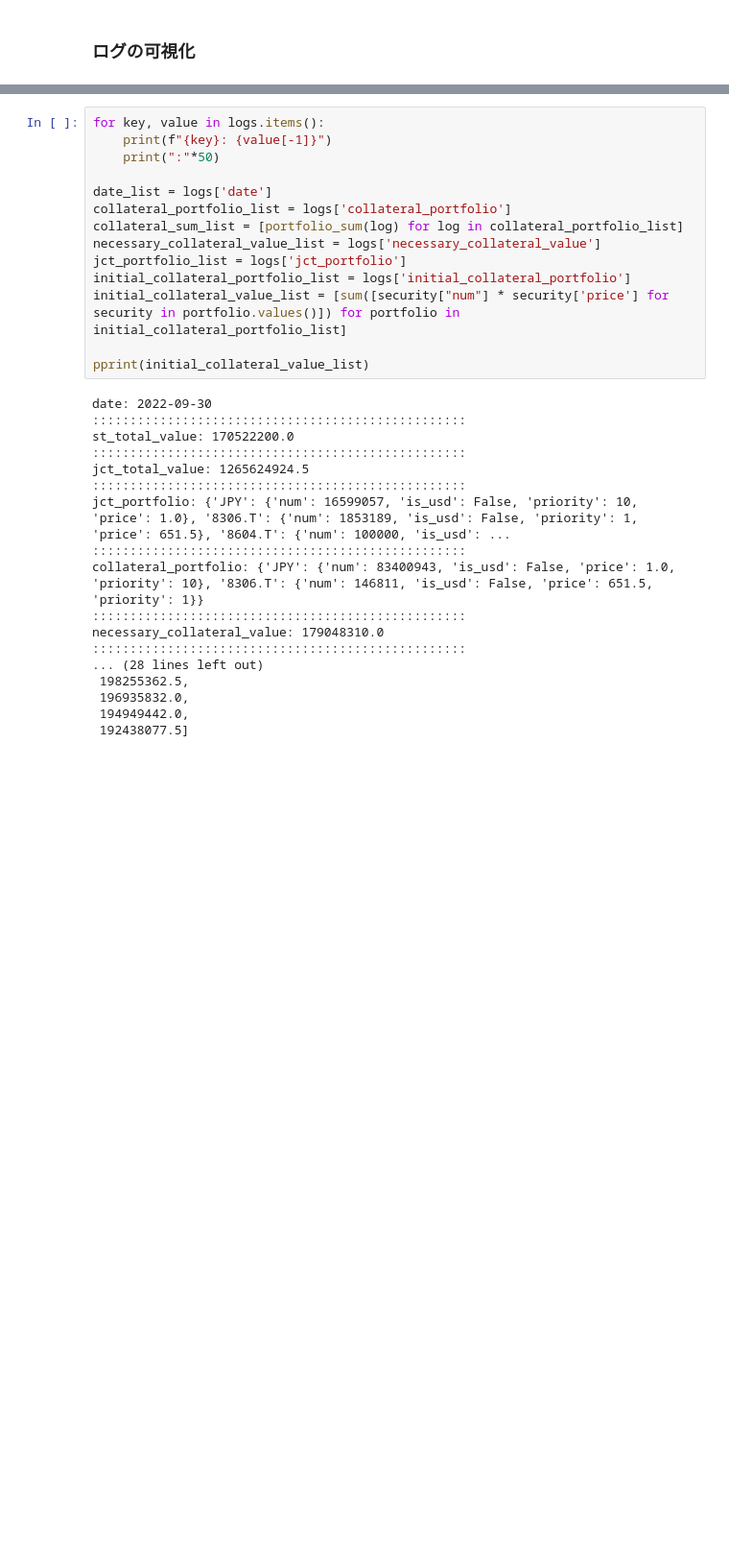
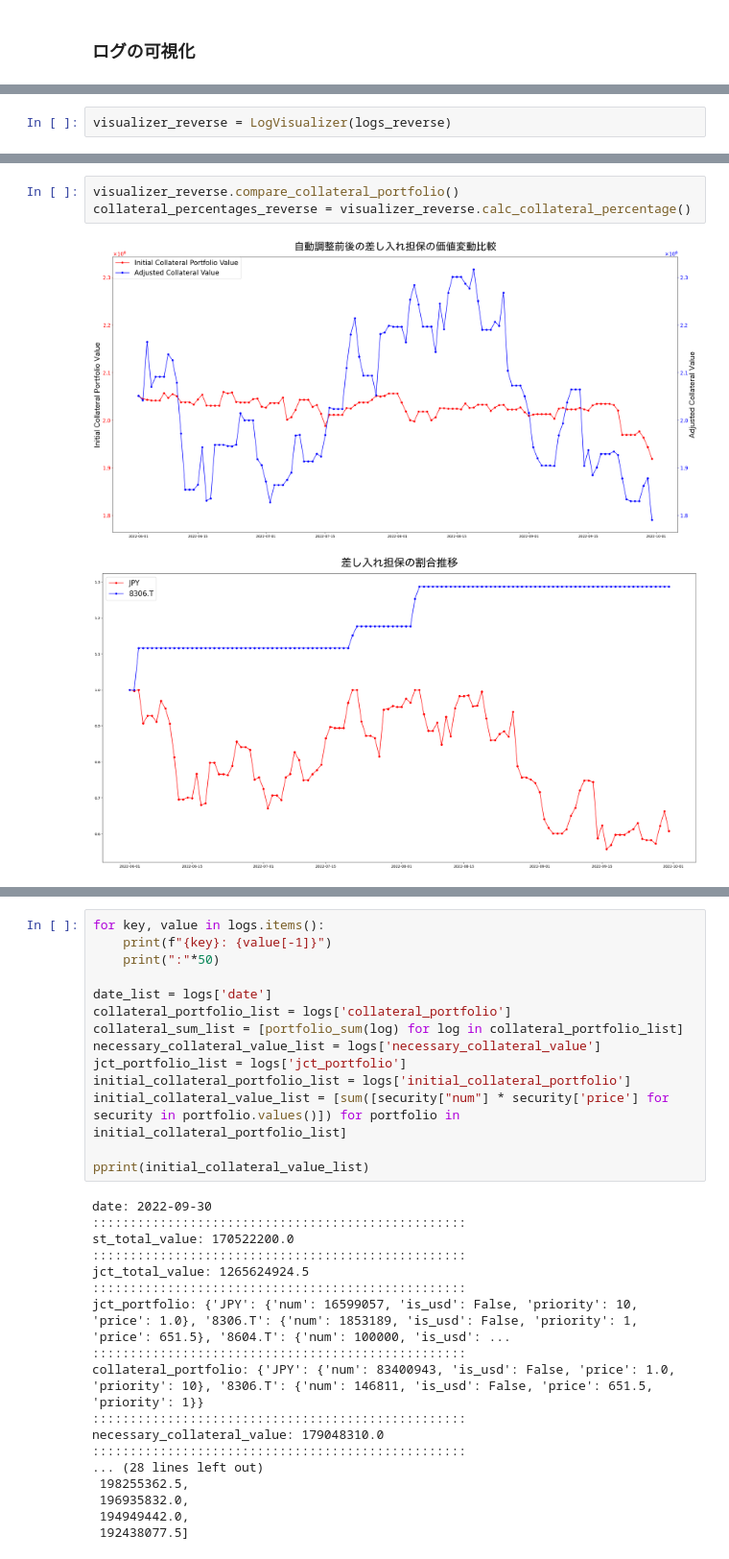
Before and after one commit to maru919/BC-experiment-simulator, a Jupyter notebook: sandbox/simulate_AutoAdjustment.ipynb, the cells around one changed output, grey strips where cells are left out. Shown at 96% size. Drawn from its saved outputs; the diff is of its cells as text; blank space fills up the shorter version.

```diff
--- a/sandbox/simulate_AutoAdjustment.ipynb
+++ b/sandbox/simulate_AutoAdjustment.ipynb
@@ -313,0 +348,2 @@ collateral percentage shift: {'JPY': [1.0, 0.92531932, 0.90130593, 0.88589298, 0
+# %%
+visualizer_reverse = LogVisualizer(logs_reverse)
@@ -313,0 +368,6 @@ collateral percentage shift: {'JPY': [1.0, 0.92531932, 0.90130593, 0.88589298, 0
+# %%
+visualizer_reverse.compare_collateral_portfolio()
+collateral_percentages_reverse = visualizer_reverse.calc_collateral_percentage()
+# %% [output]
+[figure, added]
+[figure, added]
```
Also changed, not shown: parts of 14 cells of this notebook, 3 other files.
